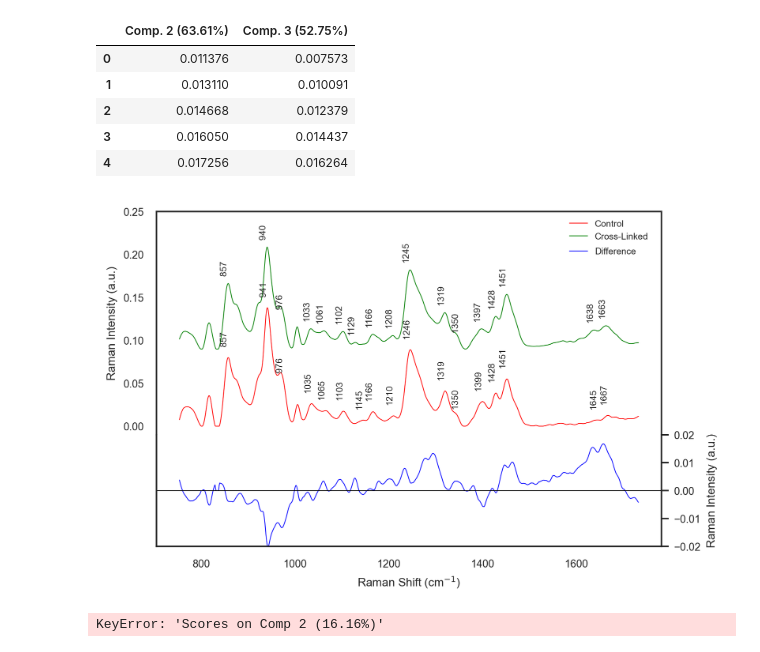
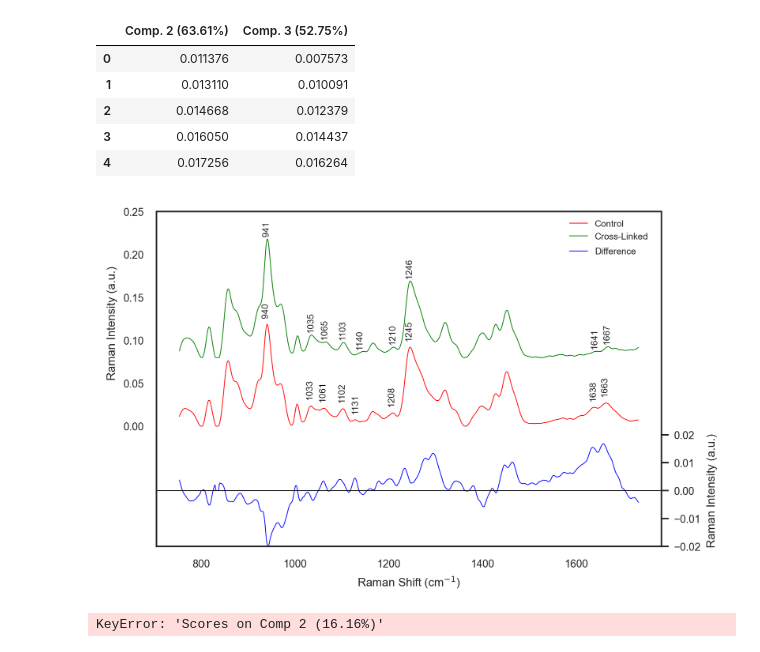
Before and after one commit to bunmiadejimi/Raman_Collagen, a Jupyter notebook: MCR_Stats.ipynb, the cells around one changed output. Drawn from its saved outputs; the diff is of its cells as text; code cells hidden in the pictures.

```diff
--- a/MCR_Stats.ipynb
+++ b/MCR_Stats.ipynb
@@ -152,7 +184,7 @@ fig, axes = plt.subplots(
 ax1, ax2= axes
 sns.lineplot(
     x = 'Ctrl',
-    y = 'Comp. 3 (52.75%)',
+    y =  'Comp. 2 (63.61%)',#'Comp. 4 (9.14%)',
     data = ldgs,
     label = 'Control',
     color = 'red',
@@ -161,7 +193,7 @@ sns.lineplot(
 )
 sns.lineplot(
     x = 'Ctrl',
-    y = ldgs['Comp. 2 (63.61%)'] + .09,
+    y = ldgs['Comp. 3 (52.75%)'] + .08,
     data = ldgs,
     label = 'Cross-Linked',
     color = 'green',
@@ -182,39 +214,41 @@ sns.lineplot(
 ax2.yaxis.set_visible(False)
 ax2_r. set_ylim(-.02, .02)
 ax2_r.set_ylabel('Raman Intensity (a.u.)')
 ax2_r.axhline(0, lw = .5, color = 'black')
 ax2_r.spines['top'].set_visible(False)
 ax2.spines['top'].set_visible(False)
 ax2.set_xlabel("Raman Shift (cm$^{-1}$)")
 
 ax1.set_ylabel('Raman Intensity (a.u.)')
 ax1.set_ylim(-.01, .25)
 ax1.spines['bottom'].set_visible(False)
 
 ax1.legend(frameon = False, fontsize = 6, bbox_to_anchor  =(.99, 1))
 ax2_r.legend(frameon = False, bbox_to_anchor  =(.9655, 2.75), fontsize = 6)
 
 
-ctrs = [857,940, 985,1033, 1062, 1100, 1135, 1167, 1207, 1245,  1321, 1360, 1405, 1426, 1451, 1636, 1663]#816, 857, 876, 921,  1003, 1270,
+ctrs = [940, 1033, 1062, 1100, 1135, 1207, 1245,  1636, 1663]#816, 857, 876, 921,  1003, 1270,
+#857,985,1321, 1360, 1405, 1426, 1451,1265, 1167,
 for c in ctrs:
     for b in [0, 1]:
-        mask = (ldgs['Trt'] >= c - 10) & (ldgs['Trt'] <= c + 11)
+        mask = (ldgs['Trt'] >= c - 5) & (ldgs['Trt'] <= c + 6)
 
         loc_idx = ldgs['Trt'][mask]
         peak_idx = spec.iloc[:, b][mask]
 
         idx_max = np.argmax(peak_idx)
         peak_wl = loc_idx.values[idx_max]
         int_val = peak_idx.values[idx_max]
                 #print(int_val)
-        if b == 1:
-            ax1.text(peak_wl, int_val + .015,#.3 * (len(sub) + 0.3),
+        if b == 0:
+            ax1.text(peak_wl+6, int_val + .0095,#.3 * (len(sub) + 0.3),
             f'{peak_wl:.0f}', rotation=90, fontsize=6, ha='right')
         else:
-            ax1.text(peak_wl, int_val + .101, #* (len(sub) + 0.3),
+            ax1.text(peak_wl+6, int_val + .085, #* (len(sub) + 0.3),
                 f'{peak_wl:.0f}', rotation=90, fontsize=6, ha='right')
+plt.savefig(f'C:\\Users\\oadeji01\\OneDrive - Tufts\\Bunmi - NavehLab-01\\Reports\\Paper\\Figures\\MCR_Ldgs_Orth.tif', dpi = 600, bbox_inches='tight')
 # %% [output]
-[figure, old version]
+[figure, new version]
 # %%
 # for unequal variances
 import pingouin as pg
```
Also changed, not shown: parts of 7 cells of this notebook.
